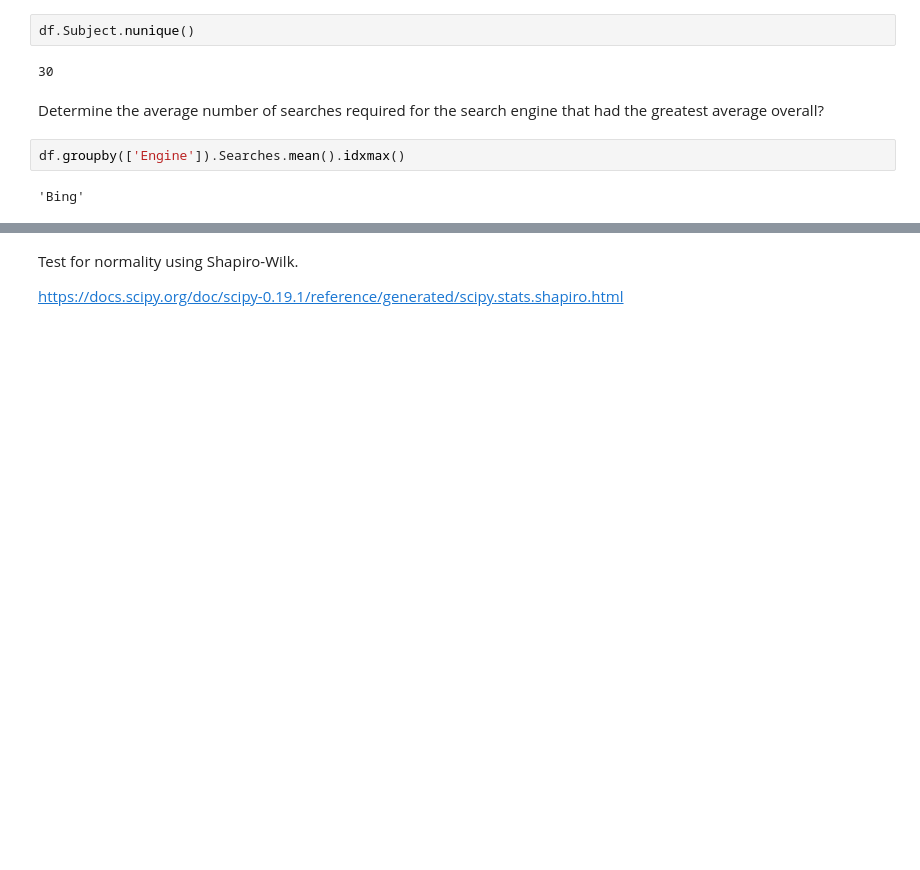
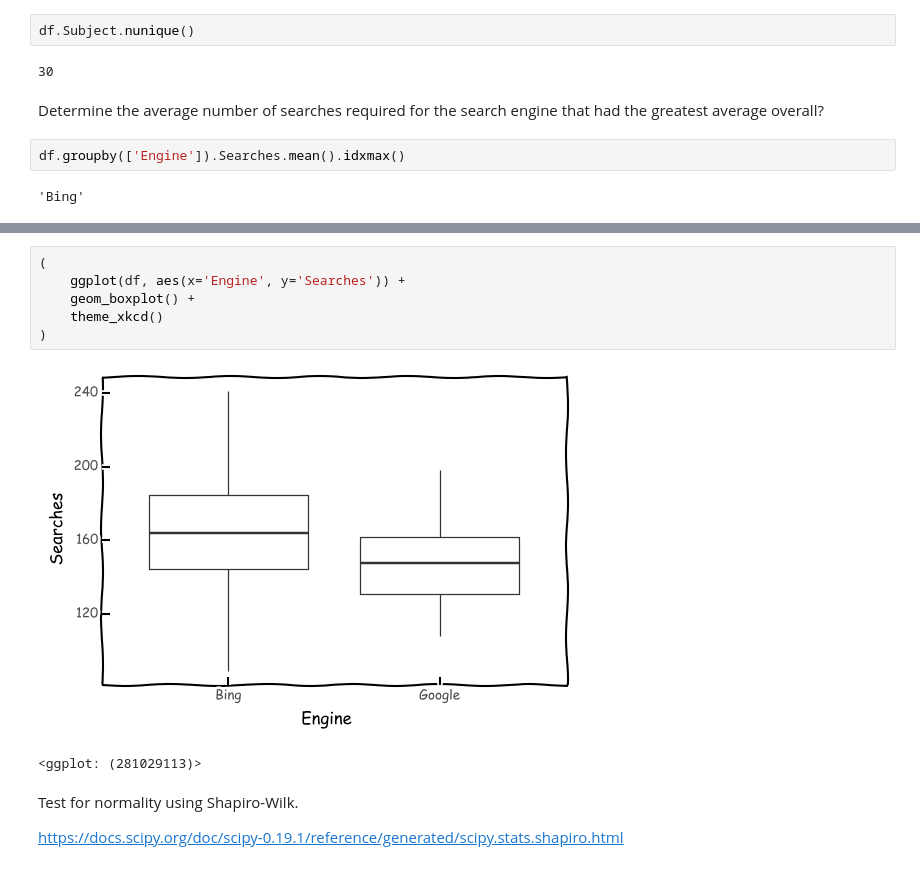
Before and after one commit to roland-hochmuth/designexperiments, a Jupyter notebook: week-6.ipynb, the cells around one changed output, grey strips where cells are left out. Cells and saved outputs as stored; diff of their text form; blank space fills up the shorter version.

```diff
--- a/week-6.ipynb
+++ b/week-6.ipynb
@@ -83,3 +95,12 @@ df.boxplot(column='Searches', by='Engine')
+# %%
+(
+    ggplot(df, aes(x='Engine', y='Searches')) +
+    geom_boxplot() +
+    theme_xkcd()
+)
+# %% [output]
+[figure, added]
+<ggplot: (281029113)>
 # %% [markdown]
 Test for normality using Shapiro-Wilk.
 
```
Also changed, not shown: parts of 28 cells of this notebook.
